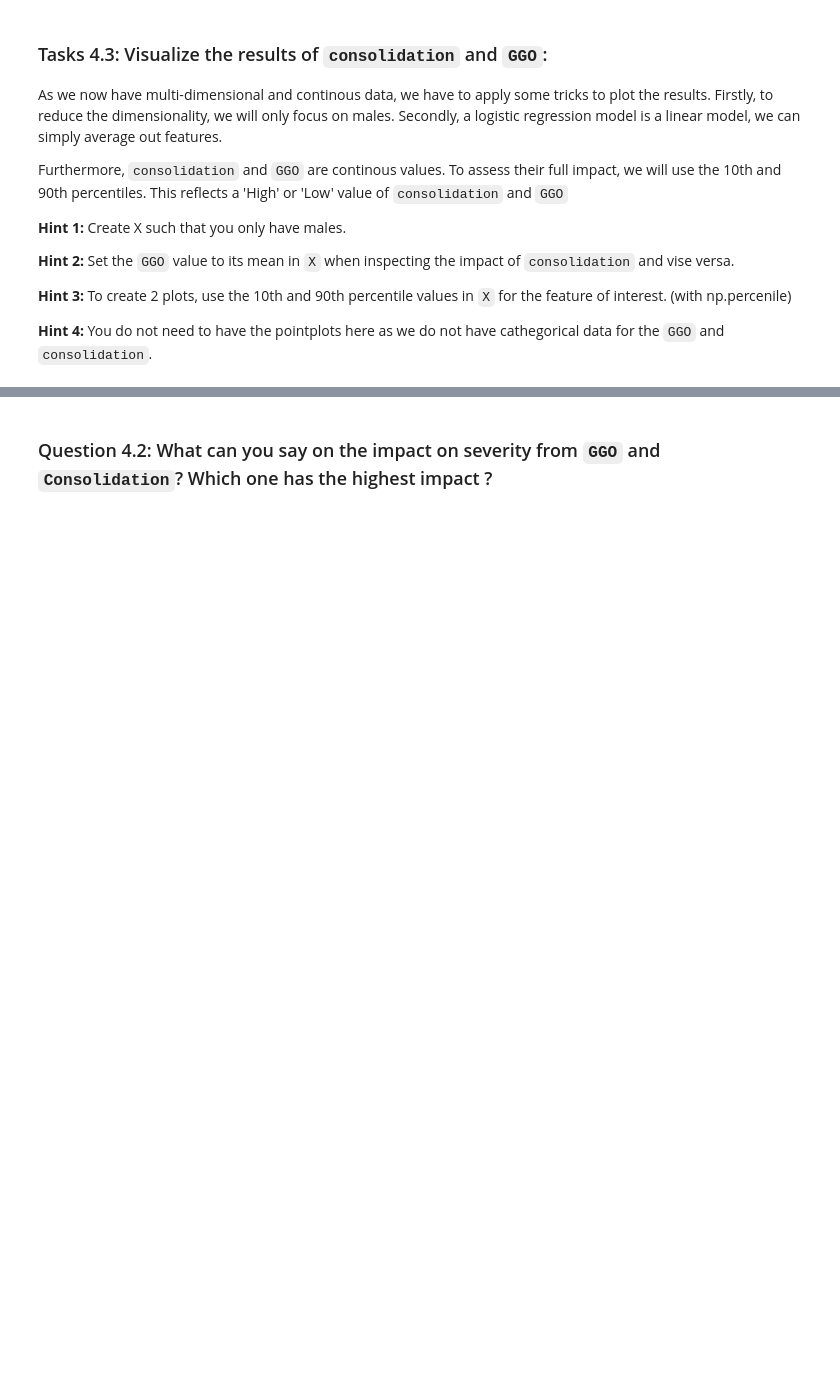
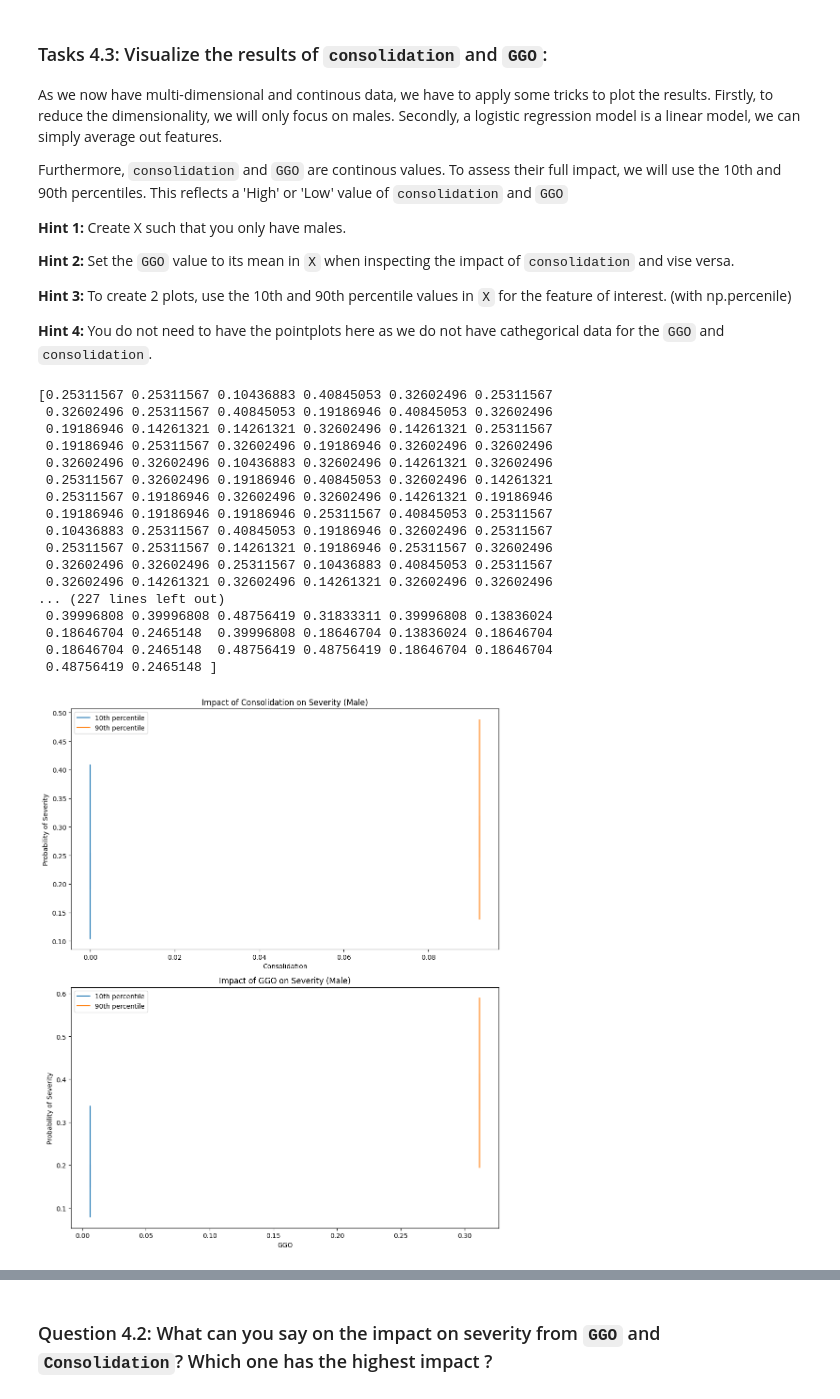
Before and after one commit to cesarz10/Health-Information, a Jupyter notebook: WPO-3/WPO_3_AlineJacquart_CesarZapata.ipynb, the cells around one changed output, grey strips where cells are left out. Drawn from its saved outputs; the diff is of its cells as text; code cells hidden in the pictures; blank space fills up the shorter version.

````diff
--- a/WPO-3/WPO_3_AlineJacquart_CesarZapata.ipynb
+++ b/WPO-3/WPO_3_AlineJacquart_CesarZapata.ipynb
@@ -423,6 +415,82 @@
 __Hint 3:__ To create 2 plots, use the 10th and 90th percentile values in ```X``` for the feature of interest. (with np.percenile)
 
 __Hint 4:__ You do not need to have the pointplots here as we do not have cathegorical data for the ```GGO``` and ```consolidation```.
+# %%
+# Filter the dataframe for males
+X_male = df[df['Sex'] == 1]
+
+# Calculate the mean of 'GGO' and 'Consolidation' for males
+mean_ggo_male = X_male['GGO'].mean()
+mean_consolidation_male = X_male['Consolidation'].mean()
+
+# Define percentiles
+percentiles = [10, 90]
+
+# Initialize subplots
+fig, axes = plt.subplots(2, 1, figsize=(10, 12))
+
+# Plot for 'Consolidation'
+for i, percentile in enumerate(percentiles):
+    # Set 'GGO' to its mean value
+    X_consolidation = X_male.copy()
+    X_consolidation['GGO'] = mean_ggo_male
+
+    # Set 'Consolidation' to the selected percentile value
+    percentile_value = np.percentile(X_consolidation['Consolidation'], percentile)
+    X_consolidation['Consolidation'] = percentile_value
+
+    # Predict using the logistic regression model
+    y_pred_consolidation = model_new.predict_proba(X_consolidation[['Age', 'Sex', 'GGO', 'Consolidation']])[:, 1]
+    print(f"\n{model_new.predict_proba(X_consolidation[['Age', 'Sex', 'GGO', 'Consolidation']])[:, 1]}")
+
+    # Plot
+    axes[0].plot(X_consolidation['Consolidation'], y_pred_consolidation, label=f'{percentile}th percentile')
+    axes[0].set_xlabel('Consolidation')
+    axes[0].set_ylabel('Probability of Severity')
+    axes[0].set_title('Impact of Consolidation on Severity (Male)')
+    axes[0].legend()
+
+# Plot for 'GGO'
+for i, percentile in enumerate(percentiles):
+    # Set 'Consolidation' to its mean value
+    X_ggo = X_male.copy()
+    X_ggo['Consolidation'] = mean_consolidation_male
+
+    # Set 'GGO' to the selected percentile value
+    percentile_value = np.percentile(X_ggo['GGO'], percentile)
+    X_ggo['GGO'] = percentile_value
+
+    # Predict using the logistic regression model
+    y_pred_ggo = model_new.predict_proba(X_ggo[['Age', 'Sex', 'GGO', 'Consolidation']])[:, 1]
+
+    # Plot
+    axes[1].plot(X_ggo['GGO'], y_pred_ggo, label=f'{percentile}th percentile')
+    axes[1].set_xlabel('GGO')
+    axes[1].set_ylabel('Probability of Severity')
+    axes[1].set_title('Impact of GGO on Severity (Male)')
+    axes[1].legend()
+
+plt.tight_layout()
+plt.show()
+# %% [output]
+[0.25311567 0.25311567 0.10436883 0.40845053 0.32602496 0.25311567
+ 0.32602496 0.25311567 0.40845053 0.19186946 0.40845053 0.32602496
+ 0.19186946 0.14261321 0.14261321 0.32602496 0.14261321 0.25311567
+ 0.19186946 0.25311567 0.32602496 0.19186946 0.32602496 0.32602496
+ 0.32602496 0.32602496 0.10436883 0.32602496 0.14261321 0.32602496
+ 0.25311567 0.32602496 0.19186946 0.40845053 0.32602496 0.14261321
+ 0.25311567 0.19186946 0.32602496 0.32602496 0.14261321 0.19186946
+ 0.19186946 0.19186946 0.19186946 0.25311567 0.40845053 0.25311567
+ 0.10436883 0.25311567 0.40845053 0.19186946 0.32602496 0.25311567
+ 0.25311567 0.25311567 0.14261321 0.19186946 0.25311567 0.32602496
+ 0.32602496 0.32602496 0.25311567 0.10436883 0.40845053 0.25311567
+ 0.32602496 0.14261321 0.32602496 0.14261321 0.32602496 0.32602496
+... (227 lines left out)
+ 0.39996808 0.39996808 0.48756419 0.31833311 0.39996808 0.13836024
+ 0.18646704 0.2465148  0.39996808 0.18646704 0.13836024 0.18646704
+ 0.18646704 0.2465148  0.48756419 0.48756419 0.18646704 0.18646704
+ 0.48756419 0.2465148 ]
+[figure, added]
 # %%
 # This function plots confidence intervals for a set of bootstrapped intercepts and coeficients.
 # You also have to provide the values on the x_axis,and a colour scheme
````
Also changed, not shown: parts of 3 cells of this notebook.
